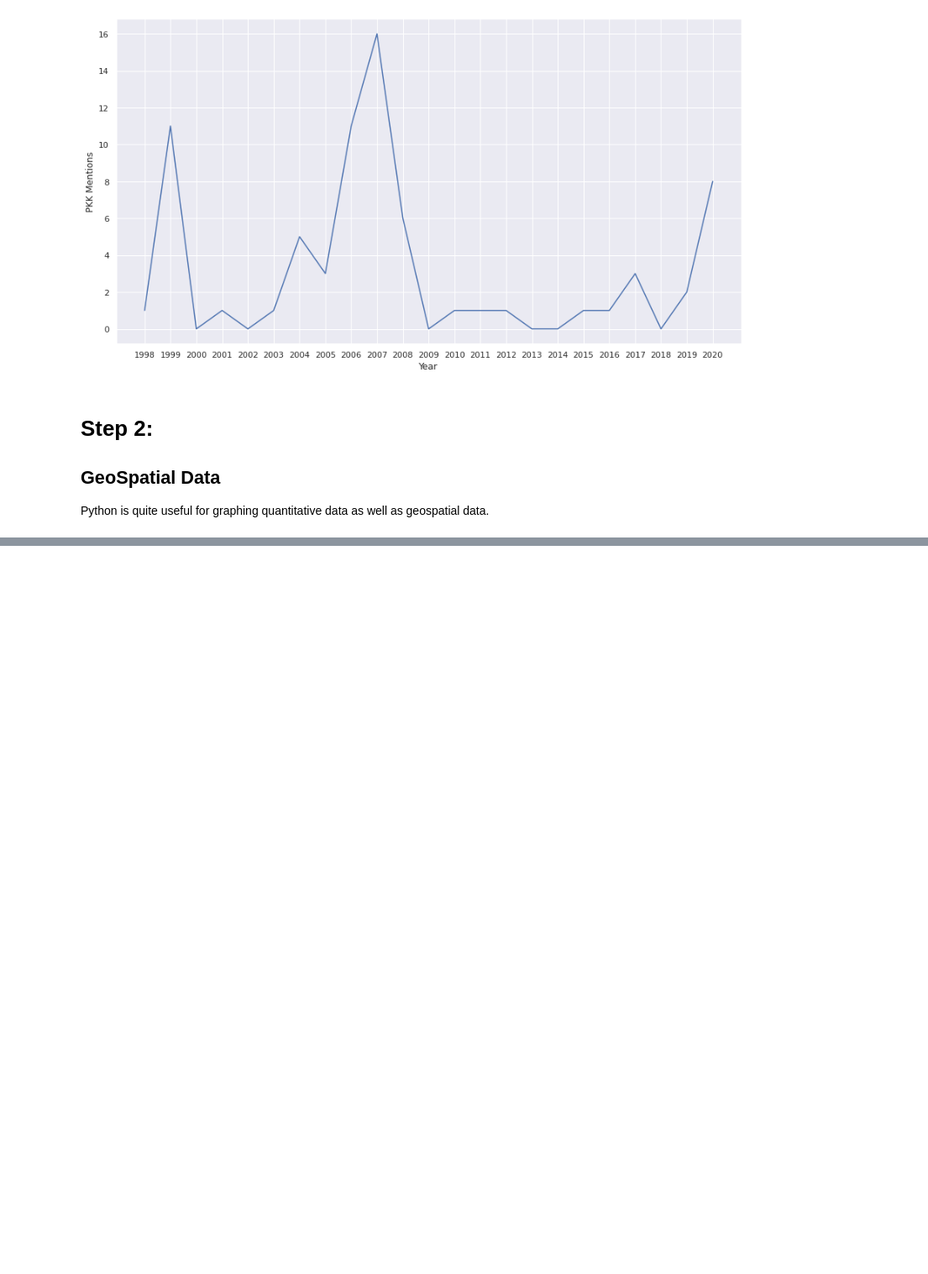
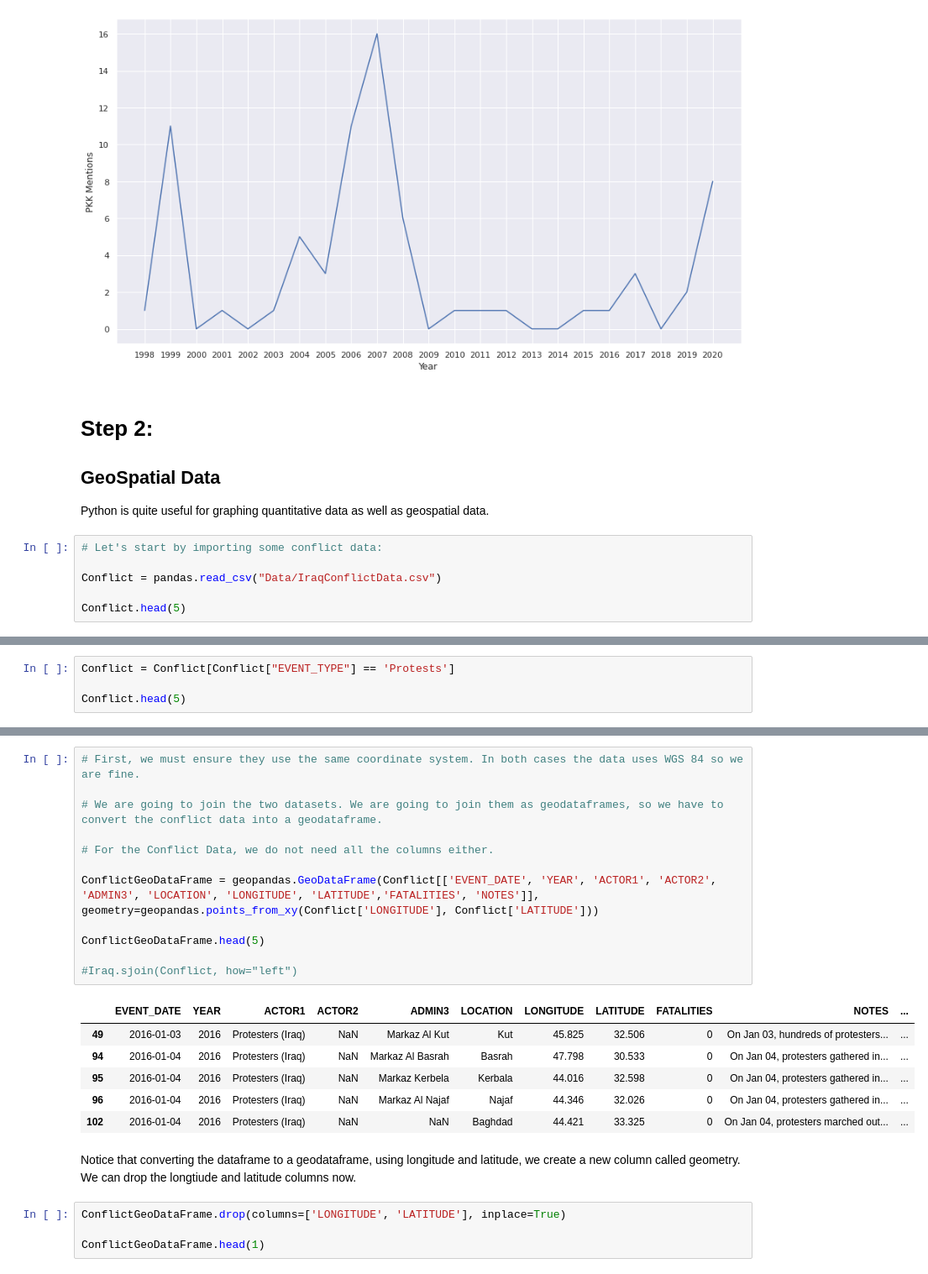
Before and after one commit to DiweenHawezy/Python-Workshop, a Jupyter notebook: PythonExample.ipynb, the cells around one changed output, grey strips where cells are left out. Shown at 84% size. Drawn from its saved outputs; the diff is of its cells as text; blank space fills up the shorter version.

```diff
--- a/PythonExample.ipynb
+++ b/PythonExample.ipynb
@@ -265,3 +265,9 @@ ax.xaxis.set_major_formatter(dates.DateFormatter("%Y"))
 ## GeoSpatial Data
 
 Python is quite useful for graphing quantitative data as well as geospatial data.
+# %%
+# Let's start by importing some conflict data:
+
+Conflict = pandas.read_csv("Data/IraqConflictData.csv")
+
+Conflict.head(5)
@@ -267,0 +304,4 @@ Python is quite useful for graphing quantitative data as well as geospatial data
+# %%
+Conflict = Conflict[Conflict["EVENT_TYPE"] == 'Protests']
+
+Conflict.head(5)
@@ -267,0 +364,25 @@ Python is quite useful for graphing quantitative data as well as geospatial data
+# %%
+# First, we must ensure they use the same coordinate system. In both cases the data uses WGS 84 so we are fine.
+
+# We are going to join the two datasets. We are going to join them as geodataframes, so we have to convert the conflict data into a geodataframe.
+
+# For the Conflict Data, we do not need all the columns either.
+
+ConflictGeoDataFrame = geopandas.GeoDataFrame(Conflict[['EVENT_DATE', 'YEAR', 'ACTOR1', 'ACTOR2', 'ADMIN3', 'LOCATION', 'LONGITUDE', 'LATITUDE','FATALITIES', 'NOTES']], geometry=geopandas.points_from_xy(Conflict['LONGITUDE'], Conflict['LATITUDE']))
+
+ConflictGeoDataFrame.head(5)
+
+#Iraq.sjoin(Conflict, how="left")
+# %% [output]
+|  | EVENT_DATE | YEAR | ACTOR1 | ACTOR2 | ADMIN3 | LOCATION | LONGITUDE | LATITUDE | FATALITIES | NOTES | ... |
+| 49 | 2016-01-03 | 2016 | Protesters (Iraq) | NaN | Markaz Al Kut | Kut | 45.825 | 32.506 | 0 | On Jan 03, hundreds of protesters... | ... |
+| 94 | 2016-01-04 | 2016 | Protesters (Iraq) | NaN | Markaz Al Basrah | Basrah | 47.798 | 30.533 | 0 | On Jan 04, protesters gathered in... | ... |
+| 95 | 2016-01-04 | 2016 | Protesters (Iraq) | NaN | Markaz Kerbela | Kerbala | 44.016 | 32.598 | 0 | On Jan 04, protesters gathered in... | ... |
+| 96 | 2016-01-04 | 2016 | Protesters (Iraq) | NaN | Markaz Al Najaf | Najaf | 44.346 | 32.026 | 0 | On Jan 04, protesters gathered in... | ... |
+| 102 | 2016-01-04 | 2016 | Protesters (Iraq) | NaN | NaN | Baghdad | 44.421 | 33.325 | 0 | On Jan 04, protesters marched out... | ... |
+# %% [markdown]
+Notice that converting the dataframe to a geodataframe, using longitude and latitude, we create a new column called geometry. We can drop the longtiude and latitude columns now.
+# %%
+ConflictGeoDataFrame.drop(columns=['LONGITUDE', 'LATITUDE'], inplace=True)
+
+ConflictGeoDataFrame.head(1)
```
Also changed, not shown: parts of 23 cells of this notebook, 3 other files.
